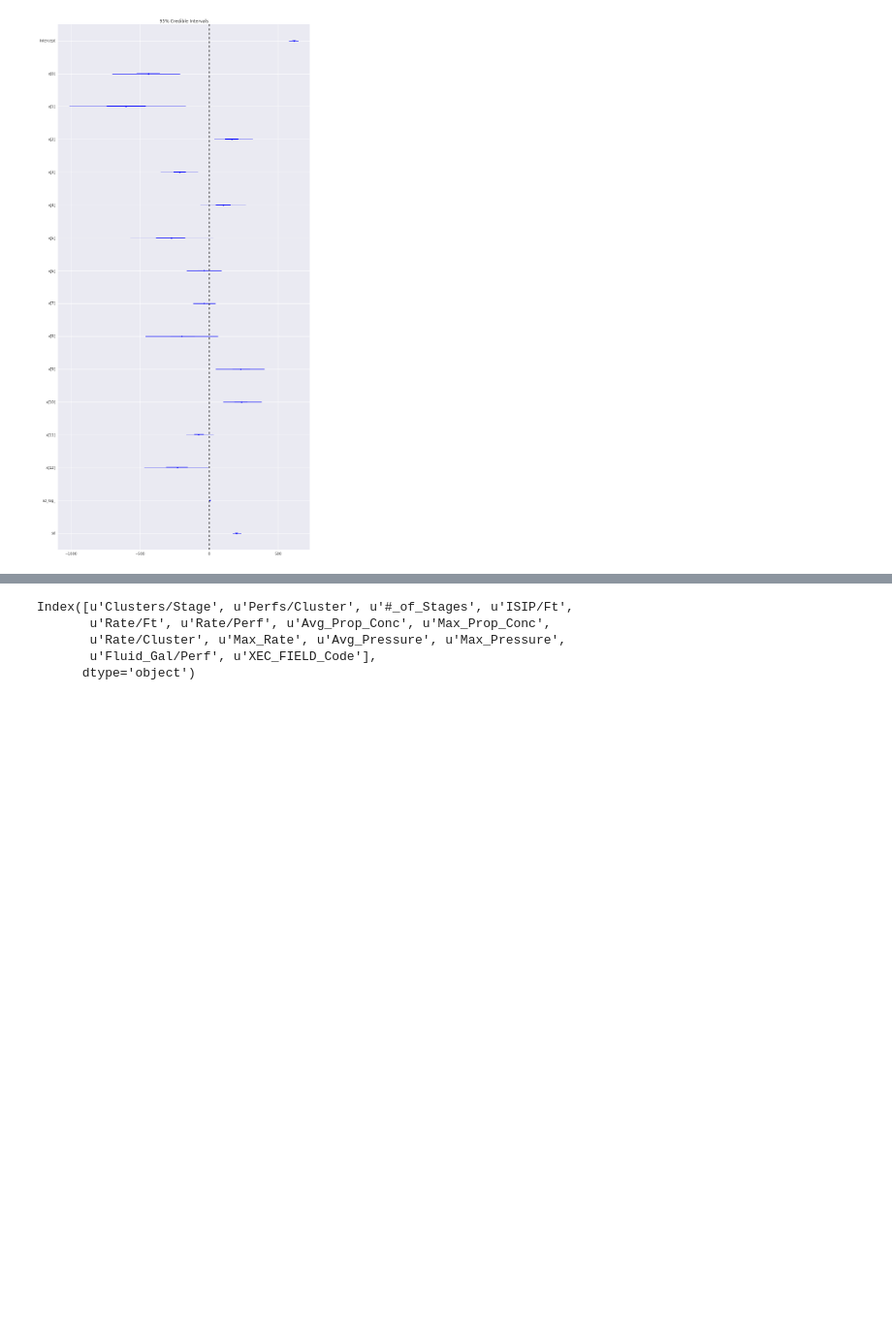
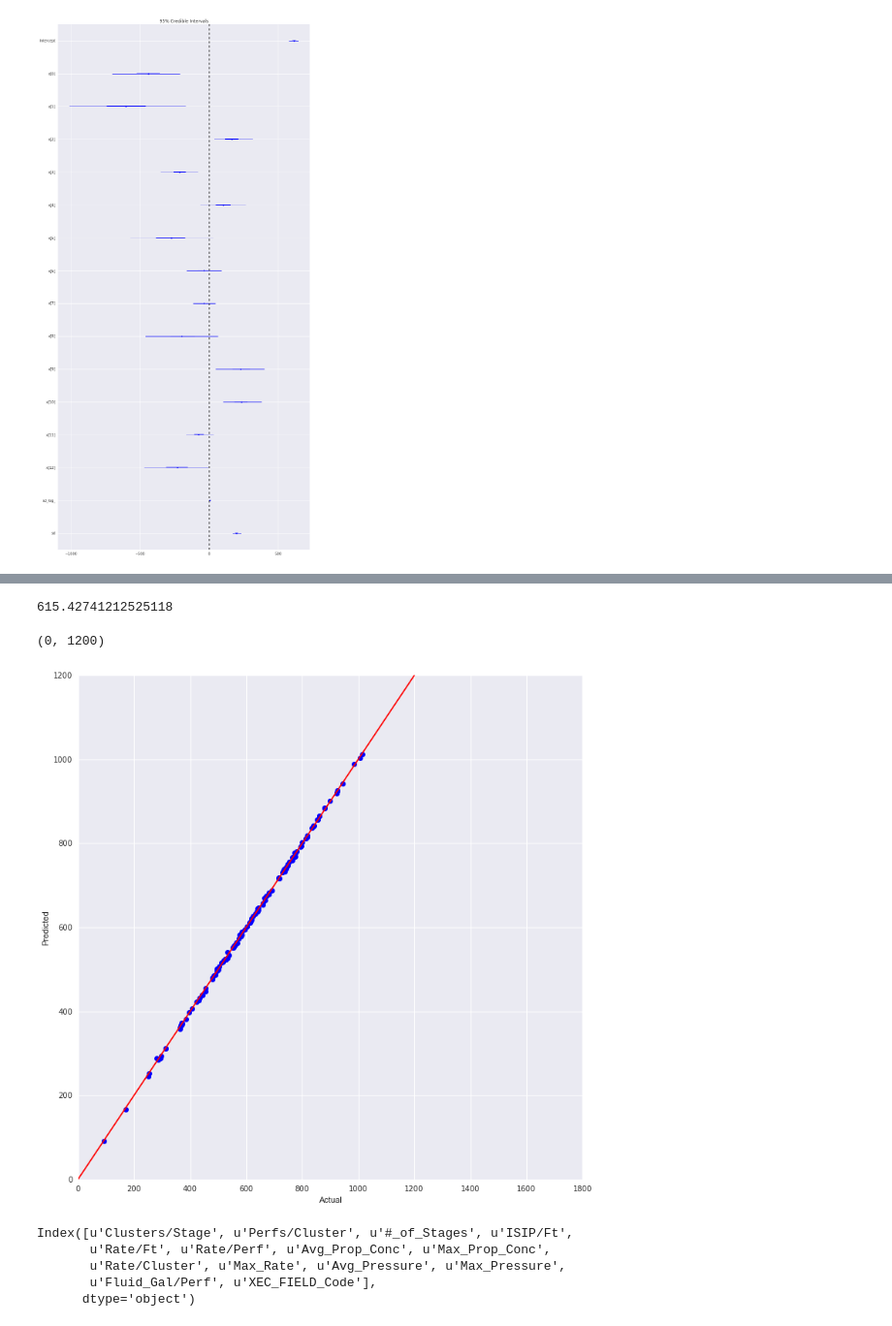
Before and after one commit to jpgrana/bayesian-approach-predicting-well-production, a Jupyter notebook: model.ipynb, the cells around one changed output, grey strips where cells are left out. Shown at 97% size. Drawn from its saved outputs; the diff is of its cells as text; code cells hidden in the pictures; blank space fills up the shorter version.

Commit message:
model_reservoir

```diff
--- a/model.ipynb
+++ b/model.ipynb
@@ -274,3 +242,10 @@ pm.forestplot(trc_pooled)
 # %% [output]
 <matplotlib.gridspec.GridSpec at 0x...>
 [figure]
+# %%
+ppc_pooled = pm.sample_ppc(trc_pooled[-1000:], samples=500, model=mdl_pooled, size=50)
+y_pred1 = ppc_pooled['y'].mean(0).mean(0).T
+waic_pooled = pm.stats.waic(model=mdl_pooled, trace=trc_pooled[-1000:])
+print 'Train_RMSE: {0}'.format(np.sqrt(mean_squared_error(y_train, y_pred1)))
+print 'Train_R2: {0}'.format(r2_score(y_train, y_pred1))
+print 'Train_WAIC: {0}'.format(waic_pooled)
@@ -277,3 +268,21 @@ pm.forestplot(trc_pooled)
+# %%
+parm_pooled = pm.df_summary(trc_pooled[-1000:]).values
+# %%
+y_pred2 = parm_pooled[0,0] + np.dot(X_lasso_train_std.values, parm_pooled[1:-1,0])
+# %% [output]
+615.42741212525118
+# %%
+fig = plt.figure(figsize=(12,12))
+ax = fig.add_subplot(111)
+ax.plot(y_pred1, y_pred2, 'ko', color='blue')
+ax.plot([0, 1800], [0,1800], color = 'red')
+ax.set_xlabel('Actual')
+ax.set_ylabel('Predicted')
+ax.set_xlim([0, 1800])
+ax.set_ylim([0, 1200])
+# %% [output]
+(0, 1200)
+[figure, added]
 # %%
 x = pd.concat((X_lasso_train_std, X_train['XEC_FIELD_Code']), axis=1)
 x.columns
```
Also changed, not shown: parts of 23 cells of this notebook, 2 other files.
